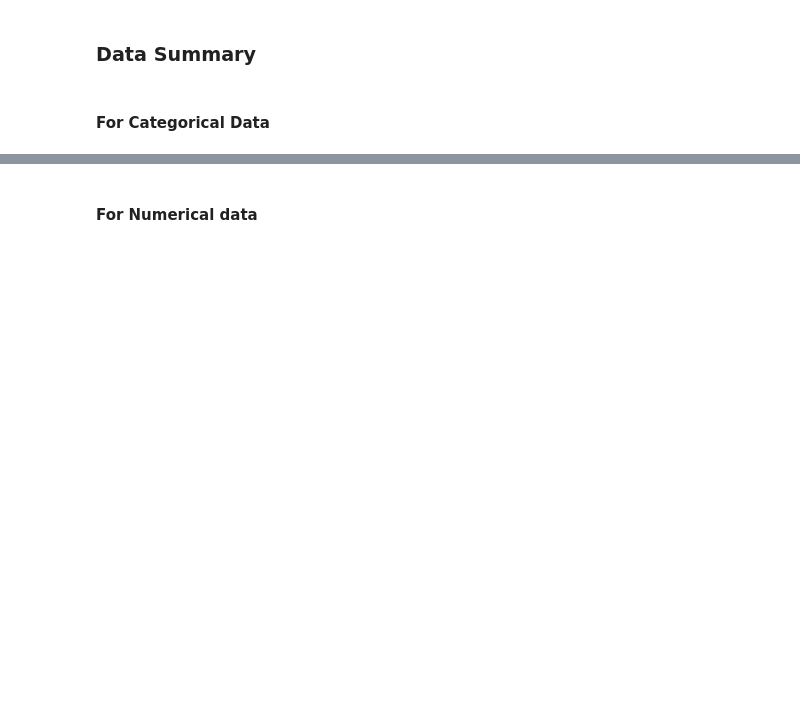
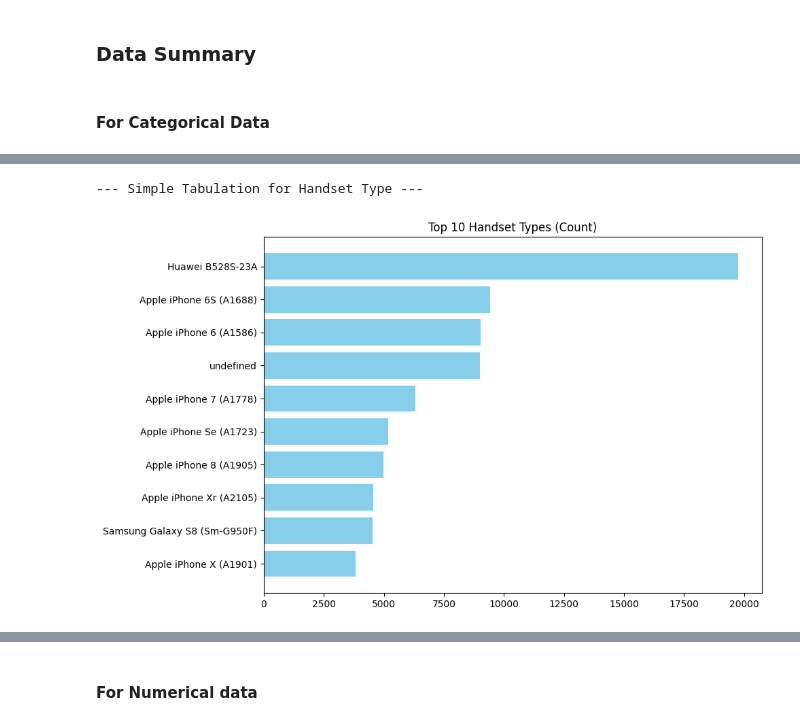
Before and after one commit to abrahamshimelis/TellCo-telecom, a Jupyter notebook: notebooks/data-quality-check.ipynb, the cells around one changed output, grey strips where cells are left out. Cells and saved outputs as stored; diff of their text form; code cells hidden in the pictures; blank space fills up the shorter version.

```diff
--- a/notebooks/data-quality-check.ipynb
+++ b/notebooks/data-quality-check.ipynb
@@ -129,13 +187,24 @@ df['Netflix Data (Mb)'] = df['Netflix DL (Mb)'] + df['Netflix UL (Mb)']
 df['Google Data (Mb)'] = df['Google DL (Mb)'] + df['Google UL (Mb)']
 df['Other Data (Mb)'] = df['Other DL (Mb)'] + df['Other UL (Mb)']
 df['Total Data (Mb)'] = df['Total DL (Mb)'] + df['Total UL (Mb)']
+df['Avg Bearer TP (Mbps)'] = df['Avg Bearer TP DL (Mbps)'] + df['Avg Bearer TP UL (Mbps)']
+df['Avg RTT (sec)'] = df['Avg RTT DL (sec)'] + df['Avg RTT UL (sec)']
+df['TCP Retrans. Vol (Bytes)'] = df['TCP DL Retrans. Vol (Bytes)'] + df['TCP UL Retrans. Vol (Bytes)']
+df['TCP Retrans. Vol (Mb)'] = df['TCP Retrans. Vol (Bytes)'].apply(bytes_to_megabytes)
+
+# Convert 'Start' to datetime format
+df['Start'] = pd.to_datetime(df['Start'])
+
+# Extract date part only and save it to a new column 'Date'
+df['Date'] = df['Start'].dt.date
 # %%
 # Create a new DataFrame with selected columns
-selected_columns = ['Total Data (Mb)', 'IMSI', 'Start',
-                    'Handset Manufacturer', 'Handset Type',
-                    'Avg Bearer TP UL (Mbps)', 'Avg Bearer TP DL (Mbps)', 'Avg RTT DL (sec)', 'Avg RTT UL (sec)',
+selected_columns = ['Total Data (Mb)', 'MSISDN/Number', 'Date',
+                    'Handset Manufacturer', 'Handset Type', 'Bearer Id',
+                    'Avg Bearer TP (Mbps)', 'TCP Retrans. Vol (Mb)', 'Avg RTT (sec)',
                     'Dur. (hr)',
                     'Last Location Name',
                     'Gaming Data (Mb)', 'Netflix Data (Mb)', 'Email Data (Mb)', 'Google Data (Mb)', 'Youtube Data (Mb)', 'Social Media Data (Mb)', 'Other Data (Mb)']
 
 df_relevant = df[selected_columns]
+print(df_relevant.columns)
@@ -161,16 +251,20 @@ percentages_type = counts_type.apply(lambda x: round((x / total_type) * 100, 2))
 
 result_type = pd.DataFrame({'Handset Type': counts_type.index, 'Count': counts_type.values, 'Percentage': percentages_type.values})
 top_10_result = result_type.head(10)
+# %% [output]
+--- Simple Tabulation for Handset Type ---
 # %%
 # Sort by count in ascending order
 top_10_result = top_10_result.sort_values(by='Count', ascending=True)
 
 # Create a horizontal bar chart
 plt.figure(figsize=(10, 6))
-plt.barh(top_10_result['Handset Type'], top_10_result['Count'], color='deepblue')
+plt.barh(top_10_result['Handset Type'], top_10_result['Count'], color='skyblue')
 plt.title('Top 10 Handset Types (Count)')
 plt.tight_layout()
 plt.show()
+# %% [output]
+[figure, added]
 # %%
 # Simple Tabulation for Last Location Name
 print("--- Simple Tabulation for Last Location Name ---")
```
Also changed, not shown: parts of 26 cells of this notebook.
